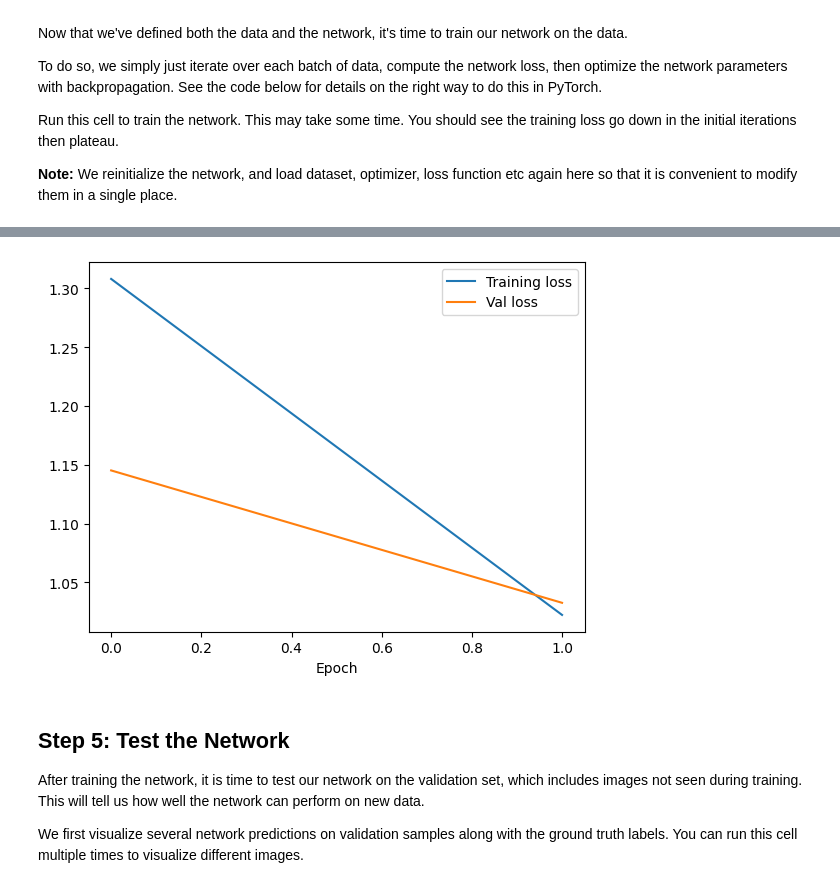
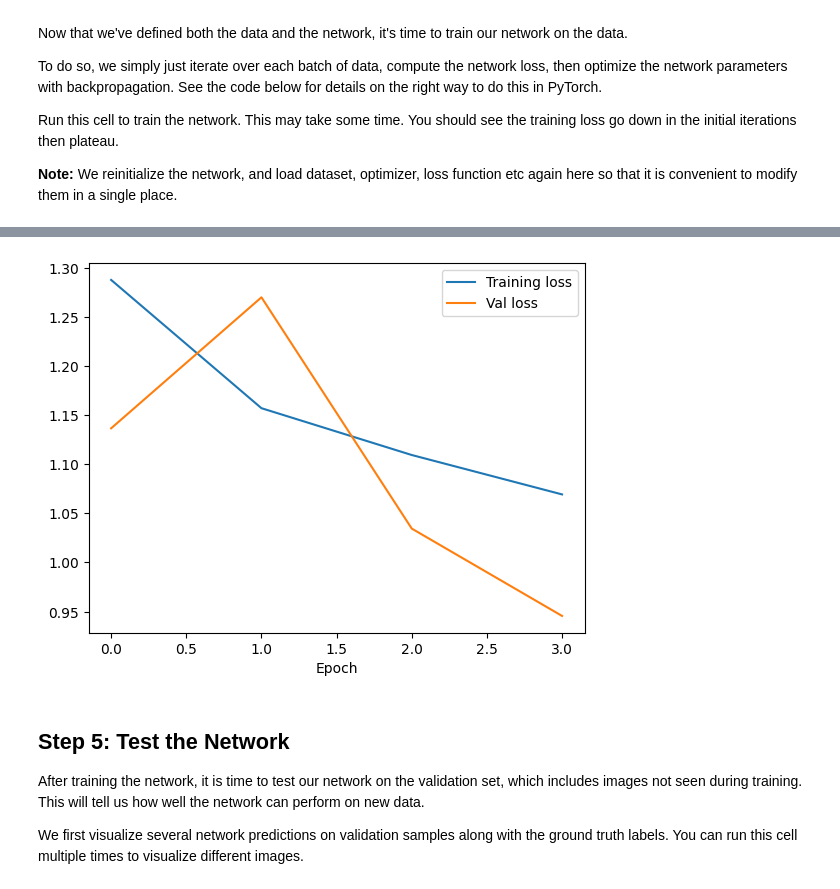
Before and after one commit to st0epsel/IACV, a Jupyter notebook: ex4_dl_classification/handout.ipynb, the cells around one changed output, grey strips where cells are left out. Drawn from its saved outputs; the diff is of its cells as text; code cells hidden in the pictures.

```diff
--- a/ex4_dl_classification/handout.ipynb
+++ b/ex4_dl_classification/handout.ipynb
@@ -32,10 +32,11 @@ Your algorithm will be evaluated on a test set. In order to pass the exercise, y
 Import the necessary libraries. Note that you are **NOT** allowed to use any additional libraries
 # %%
 # These two lines ensure that we always import the latest version of a package, in case it has been modified.
+
 %load_ext autoreload
 %autoreload 2
+%matplotlib inline
 
-%matplotlib inline
 from matplotlib import pyplot as plt
 
 import sys
@@ -59,7 +60,7 @@ if is_colab():
 
 
 else:
-    ex_path = Path(r"C:/Users/tovon/projects_programming/IACV/ex4_dl_classification")
+    ex_path = Path(r"C:/Users/tovon/projects/IACV/IACV/ex4_dl_classification")
     data_path = ex_path / Path('data')
 
 # Possibly append to PATH
@@ -225,10 +230,10 @@ from cnn_network import CNN, get_loss_function, get_optimizer
 # set all training parameters. You can play around with these
 # *********************************************************** #
 
-batch_size = 8           # Number of images in each batch
-learning_rate = 0.001    # Learning rate in the optimizer
+batch_size = 16          # Number of images in each batch
+learning_rate = 0.005     # Learning rate in the optimizer
 momentum = 0.9           # Momentum in SGD
-num_epochs = 2           # Number of passes over the entire dataset
+num_epochs = 4           # Number of passes over the entire dataset
 print_every_iters = 100  # Print training loss every X mini-batches
 
 
@@ -349,5 +346,5 @@ plt.close()
 Finished Training
-[figure, old version]
+[figure, new version]
 # %% [markdown]
 ## Step 5: Test the Network
 
```
Also changed, not shown: parts of 5 cells of this notebook, 1 other file.
